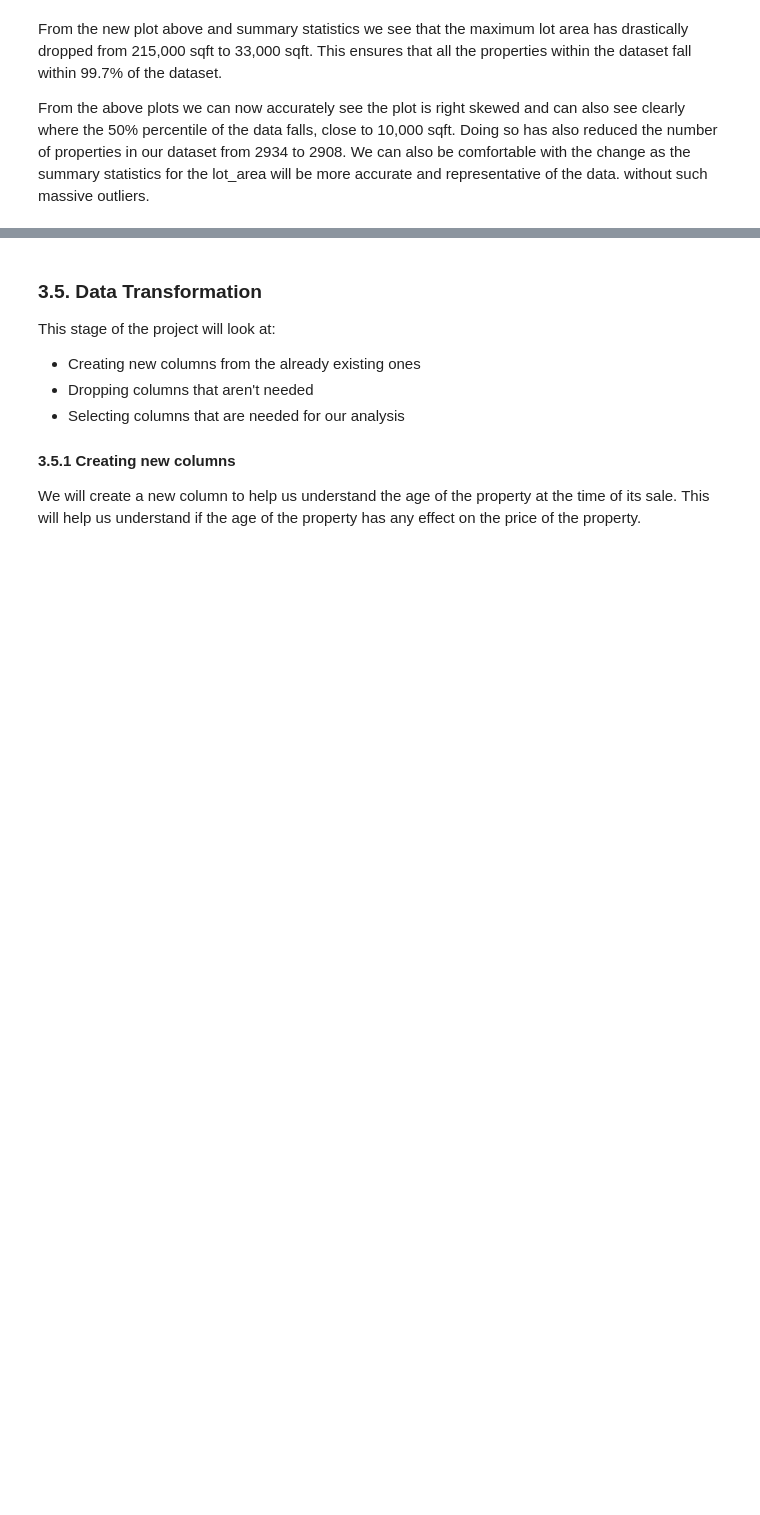
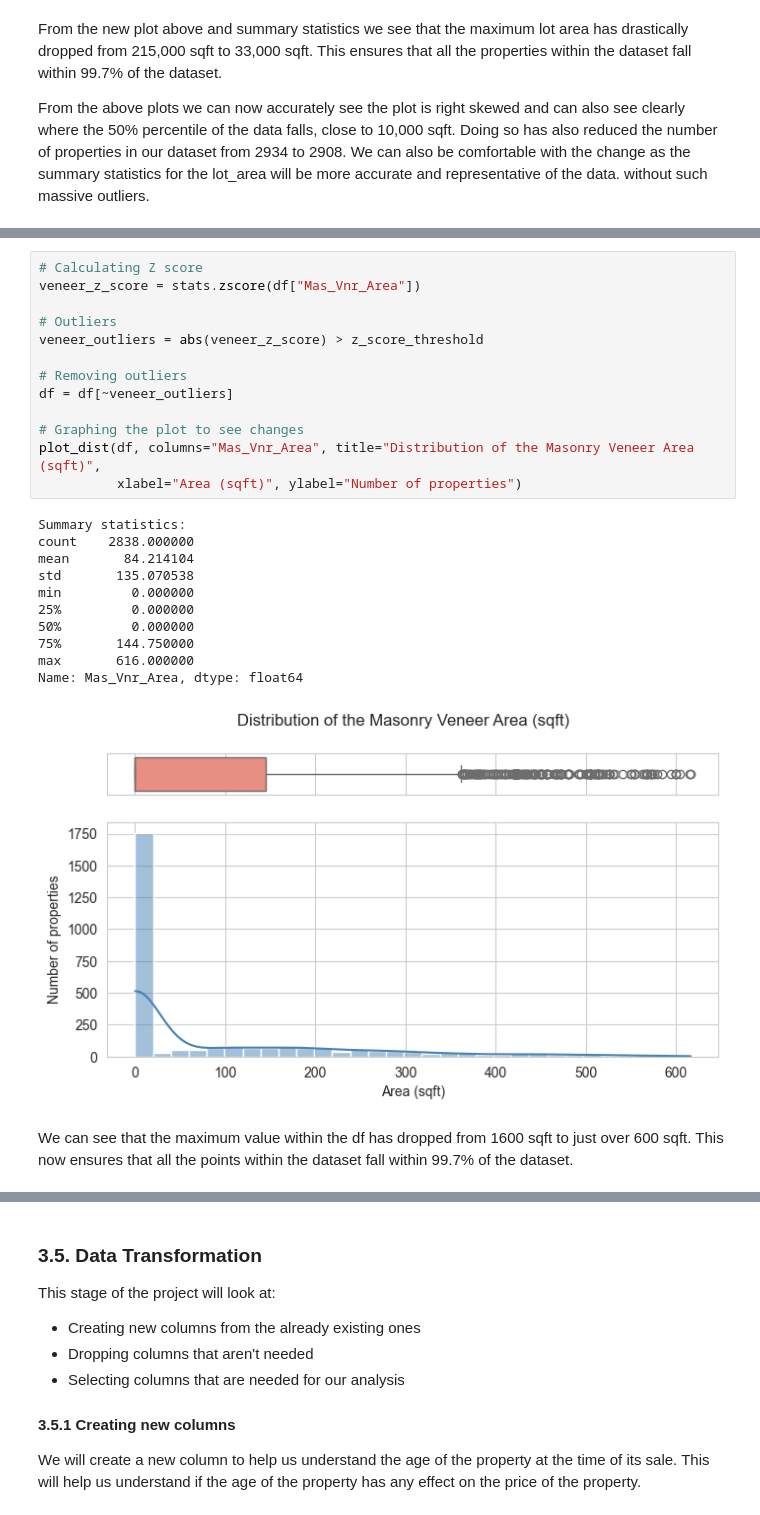
Before and after one commit to rongachoka/House_Prices_Dataset_-coursework-, a Jupyter notebook: index_updated.ipynb, the cells around one changed output, grey strips where cells are left out. Saved outputs shown, nothing was run; the diff lists cells and outputs as text; blank space fills up the shorter version.

```diff
--- a/index_updated.ipynb
+++ b/index_updated.ipynb
@@ -699,0 +721,27 @@ We can also be comfortable with the change as the summary statistics for the lot
+# %%
+# Calculating Z score
+veneer_z_score = stats.zscore(df["Mas_Vnr_Area"])
+
+# Outliers
+veneer_outliers = abs(veneer_z_score) > z_score_threshold
+
+# Removing outliers
+df = df[~veneer_outliers]
+
+# Graphing the plot to see changes
+plot_dist(df, columns="Mas_Vnr_Area", title="Distribution of the Masonry Veneer Area (sqft)",
+          xlabel="Area (sqft)", ylabel="Number of properties")
+# %% [output]
+Summary statistics:
+count    2838.000000
+mean       84.214104
+std       135.070538
+min         0.000000
+25%         0.000000
+50%         0.000000
+75%       144.750000
+max       616.000000
+Name: Mas_Vnr_Area, dtype: float64
+[figure, added]
+# %% [markdown]
+We can see that the maximum value within the df has dropped from 1600 sqft to just over 600 sqft. This now ensures that all the points within the dataset fall within 99.7% of the dataset.
```
Also changed, not shown: parts of 36 cells of this notebook.
